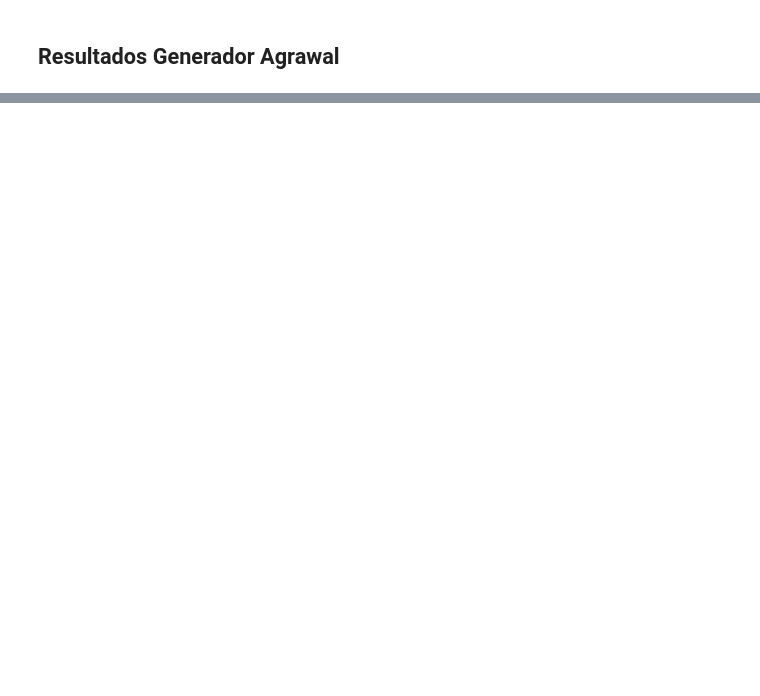
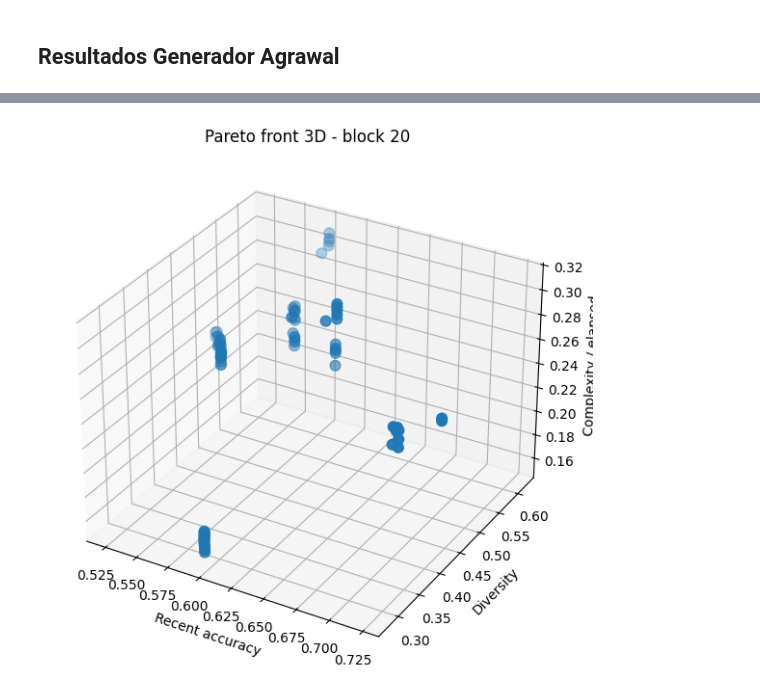
Before and after one commit to edubzq/Concept_drift, a Jupyter notebook: Notebook_pasivos.ipynb, the cells around one changed output, grey strips where cells are left out. Saved outputs shown, nothing was run; the diff lists cells and outputs as text; code cells hidden in the pictures; blank space fills up the shorter version.

```diff
--- a/Notebook_pasivos.ipynb
+++ b/Notebook_pasivos.ipynb
@@ -333,0 +302,24 @@ display(Image(filename="plots/dynamic_moea_agrawal_recurrent.png"))
+# %%
+import matplotlib.pyplot as plt
+
+block = 20
+df_b = pareto[pareto["block_index"] == block]
+
+fig = plt.figure(figsize=(9, 7))
+ax = fig.add_subplot(111, projection="3d")
+
+ax.scatter(
+    df_b["recent_accuracy"],
+    df_b["diversity"],
+    df_b["complexity"],
+    s=60,
+)
+
+ax.set_xlabel("Recent accuracy")
+ax.set_ylabel("Diversity")
+ax.set_zlabel("Complexity / elapsed")
+ax.set_title(f"Pareto front 3D - block {block}")
+
+plt.show()
+# %% [output]
+[figure, added]
```
Also changed, not shown: parts of 29 cells of this notebook, 14 other files.
